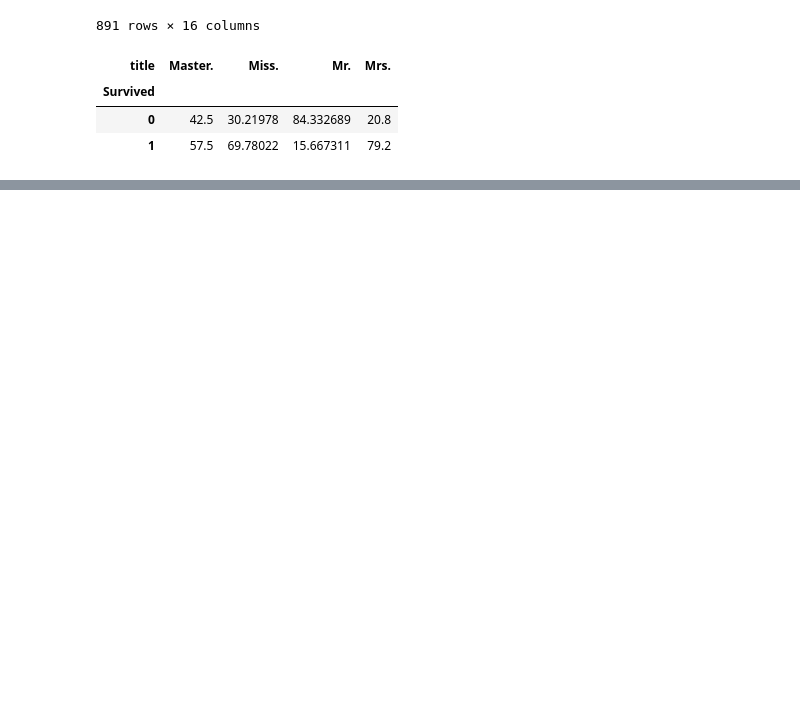
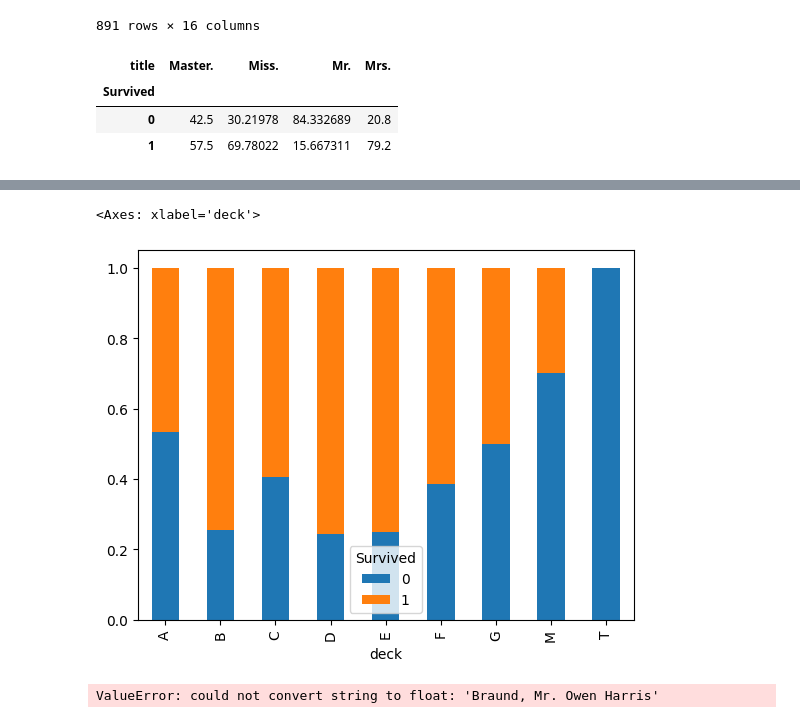
Before and after one commit to GitTanish/DataAnalysis, a Jupyter notebook: eda1.ipynb, the cells around one changed output, grey strips where cells are left out. Drawn from its saved outputs; the diff is of its cells as text; code cells hidden in the pictures; blank space fills up the shorter version.

```diff
--- a/eda1.ipynb
+++ b/eda1.ipynb
@@ -462,0 +467,2 @@ df['title'] = df['title'].str.replace('Jonkheer.','other')
+# %%
+df['Cabin'].fillna('M',inplace=True)
@@ -462,0 +494,2 @@ df['title'] = df['title'].str.replace('Jonkheer.','other')
+# %%
+df['deck'] = df['Cabin'].str[0]
@@ -462,0 +525,9 @@ df['title'] = df['title'].str.replace('Jonkheer.','other')
+# %%
+pd.crosstab(df['deck'],df['Survived'],normalize='index').plot(kind='bar',stacked=True)
+# %% [output]
+<Axes: xlabel='deck'>
+[figure, added]
+# %%
+sns.heatmap(df.corr())
+# %% [output]
+ValueError: could not convert string to float: 'Braund, Mr. Owen Harris'
```
Also changed, not shown: parts of 5 cells of this notebook.
